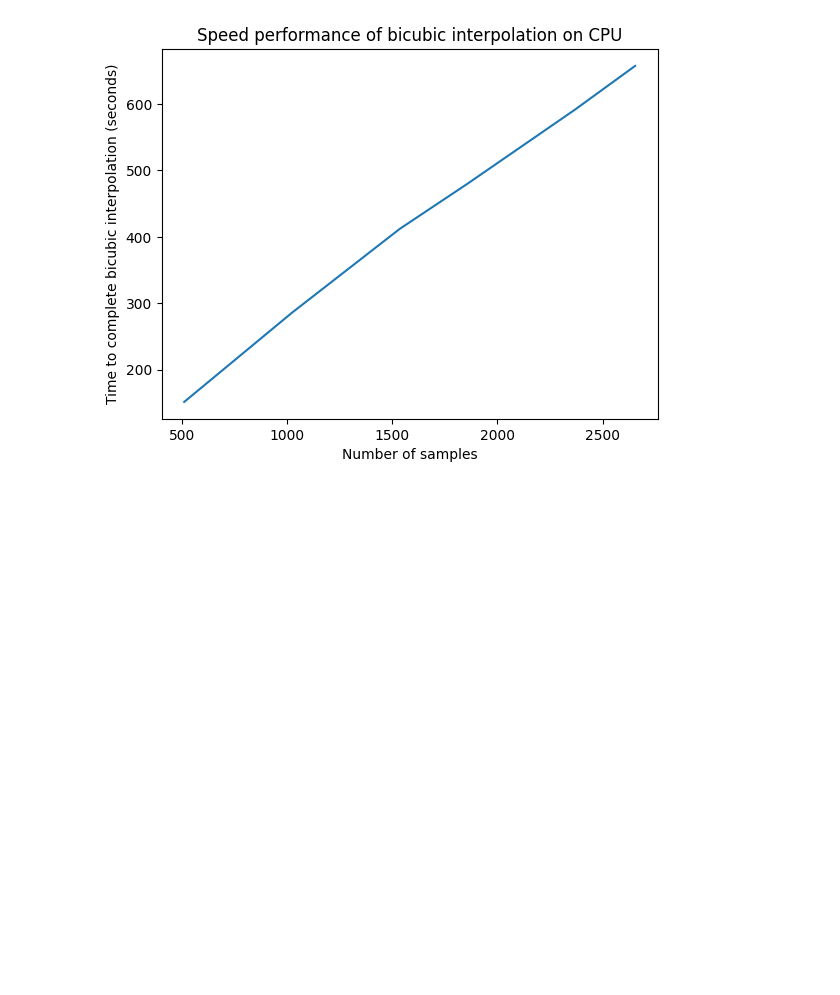
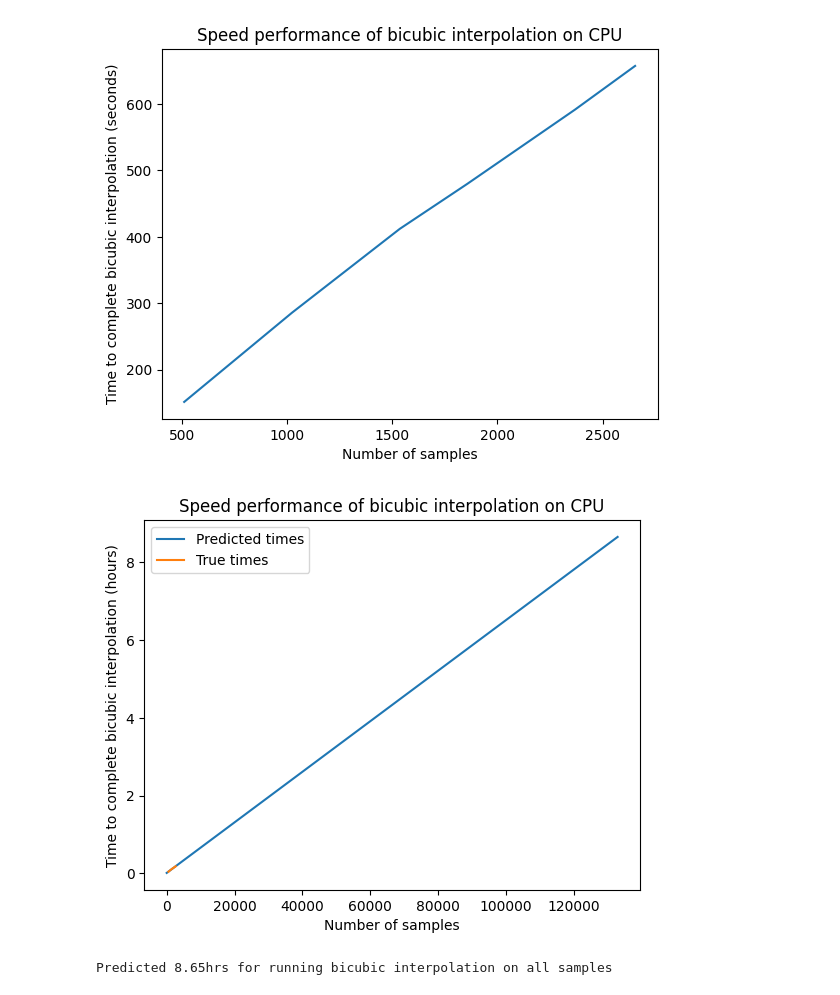
Before and after one commit to LimaoC/super-resolution-for-satellite-imagery, a Jupyter notebook: notebooks/mitch/explore-bicubic.ipynb, the cells around one changed output. Cells and saved outputs as stored; diff of their text form; code cells hidden in the pictures; blank space fills up the shorter version.

Commit message:
Finished testing bicubic

```diff
--- a/notebooks/mitch/explore-bicubic.ipynb
+++ b/notebooks/mitch/explore-bicubic.ipynb
@@ -130,11 +152,11 @@ FILE_NAME = "samples2500_batchsize512"
 samples_file = FILE_NAME + "_cumsamples.pkl"
 time_file = FILE_NAME + "_cumtimes.pkl"
 # %%
-with open(BICUBIC_DIR / samples_file, "wb") as file:
-    pickle.dump(cum_num_samples, file)
+# with open(BICUBIC_DIR / samples_file, "wb") as file:
+#     pickle.dump(cum_num_samples, file)
 
-with open(BICUBIC_DIR / time_file, "wb") as file:
-    pickle.dump(cum_time, file)
+# with open(BICUBIC_DIR / time_file, "wb") as file:
+#     pickle.dump(cum_time, file)
 # %%
 with open(BICUBIC_DIR / samples_file, "rb") as file:
     cum_num_samples = pickle.load(file)
@@ -149,3 +171,27 @@ plt.title("Speed performance of bicubic interpolation on CPU")
 plt.show()
 # %% [output]
 [figure]
+# %%
+lr = LinearRegression()
+lr.fit(
+    np.expand_dims(np.array(cum_num_samples), 1), np.expand_dims(np.array(cum_time), 1)
+)
+num_samples = np.expand_dims(np.linspace(0, 132_955), 1)
+predicted_times = lr.predict(num_samples)
+# %%
+plt.plot(num_samples, predicted_times / 60**2, label="Predicted times")
+plt.plot(cum_num_samples, np.array(cum_time) / 60**2, label="True times")
+plt.xlabel("Number of samples")
+plt.ylabel("Time to complete bicubic interpolation (hours)")
+plt.title("Speed performance of bicubic interpolation on CPU")
+plt.legend()
+plt.show()
+# %% [output]
+[figure, added]
+# %%
+predicted_time = lr.predict(np.array([[TOTAL_SAMPLES]]))
+print(
+    f"Predicted {predicted_time[0, 0] / 60 / 60:.2f}hrs for running bicubic interpolation on all samples"
+)
+# %% [output]
+Predicted 8.65hrs for running bicubic interpolation on all samples
```
Also changed, not shown: parts of 3 cells of this notebook.
